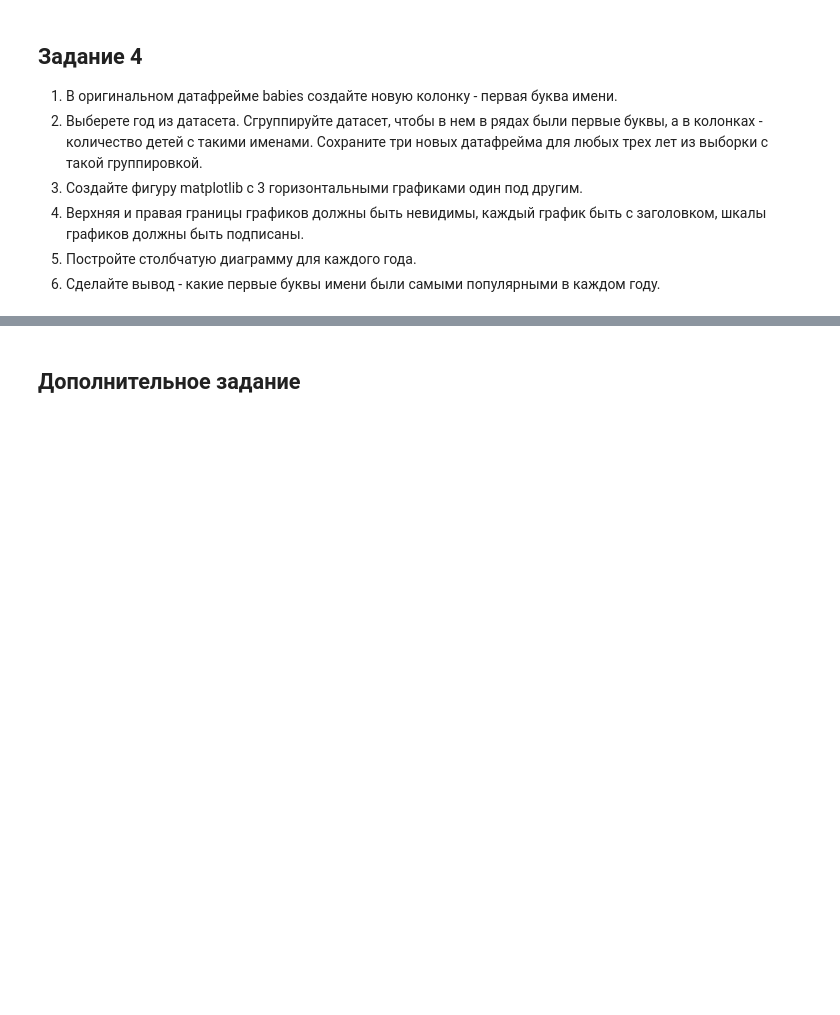
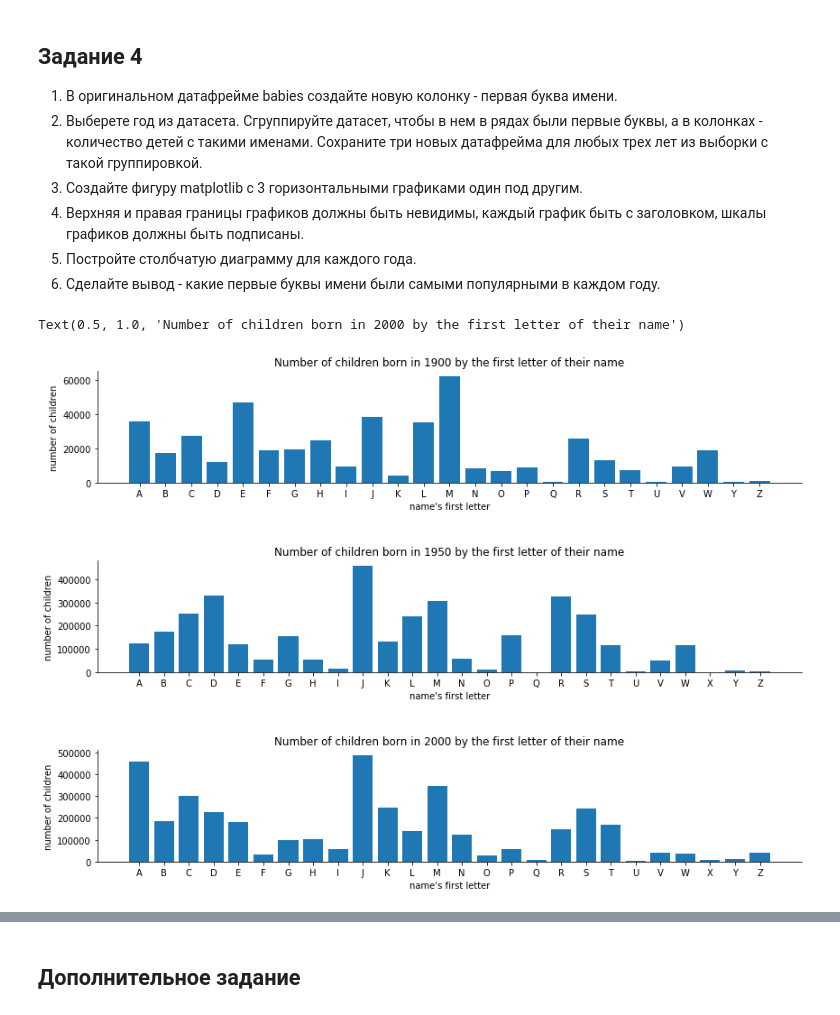
Before and after one commit to Oleg-DS/learning_data_science, a Jupyter notebook: Голещихин_Олег_ДЗ_8.ipynb, the cells around one changed output, grey strips where cells are left out. Saved outputs shown, nothing was run; the diff lists cells and outputs as text; code cells hidden in the pictures; blank space fills up the shorter version.

```diff
--- a/Голещихин_Олег_ДЗ_8.ipynb
+++ b/Голещихин_Олег_ДЗ_8.ipynb
@@ -226,0 +225,28 @@ Text(0.5, 1.0, 'Number of boys named John born')
+# %%
+# ( ͡° ͜ʖ ͡°)づ ━━ ✫・*。
+
+babies['letter'] = babies['name'].apply(lambda x: str(x)[0])
+b = babies.copy()
+b1900 = pd.DataFrame(b[(b.year==1900)].groupby('letter')['number'].sum())
+b1950 = pd.DataFrame(b[(b.year==1950)].groupby('letter')['number'].sum())
+b2000 = pd.DataFrame(b[(b.year==2000)].groupby('letter')['number'].sum())
+# %%
+fig, ax = plt.subplots(3, figsize=(14, 10), gridspec_kw={'hspace':0.7})
+
+for i in range(3):
+    ax[i].set_xlabel('name\'s first letter')
+    ax[i].set_ylabel('number of children')
+    ax[i].spines['right'].set_visible(False)
+    ax[i].spines['top'].set_visible(False)
+
+ax[0].bar(b1900.index, b1900.number)
+ax[0].set_title('Number of children born in 1900 by the first letter of their name')
+
+ax[1].bar(b1950.index, b1950.number)
+ax[1].set_title('Number of children born in 1950 by the first letter of their name')
+
+ax[2].bar(b2000.index, b2000.number)
+ax[2].set_title('Number of children born in 2000 by the first letter of their name')
+# %% [output]
+Text(0.5, 1.0, 'Number of children born in 2000 by the first letter of their name')
+[figure, added]
```
Also changed, not shown: parts of 11 cells of this notebook.
